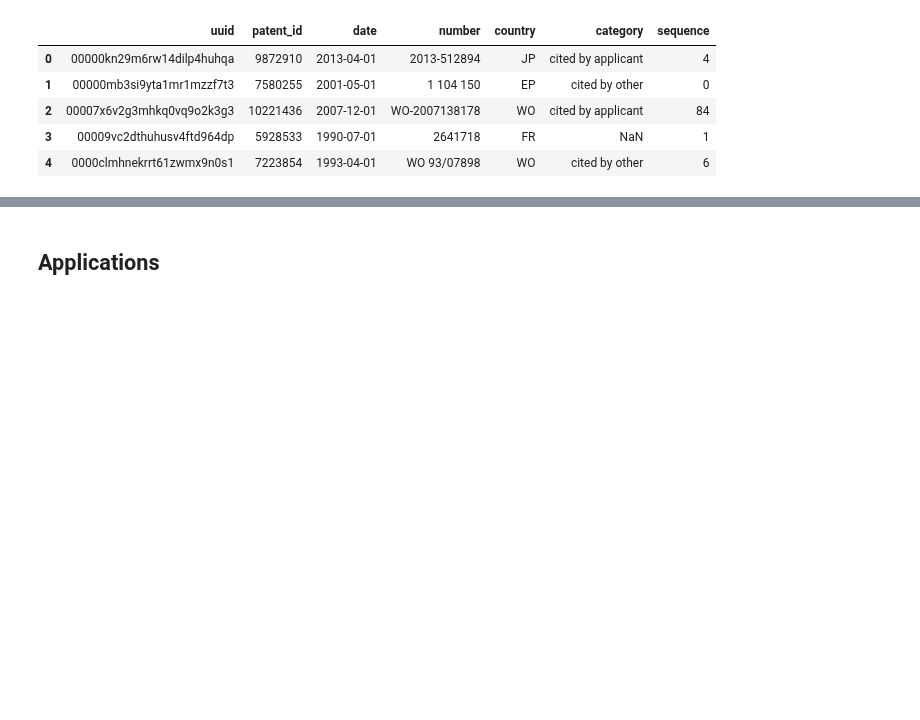
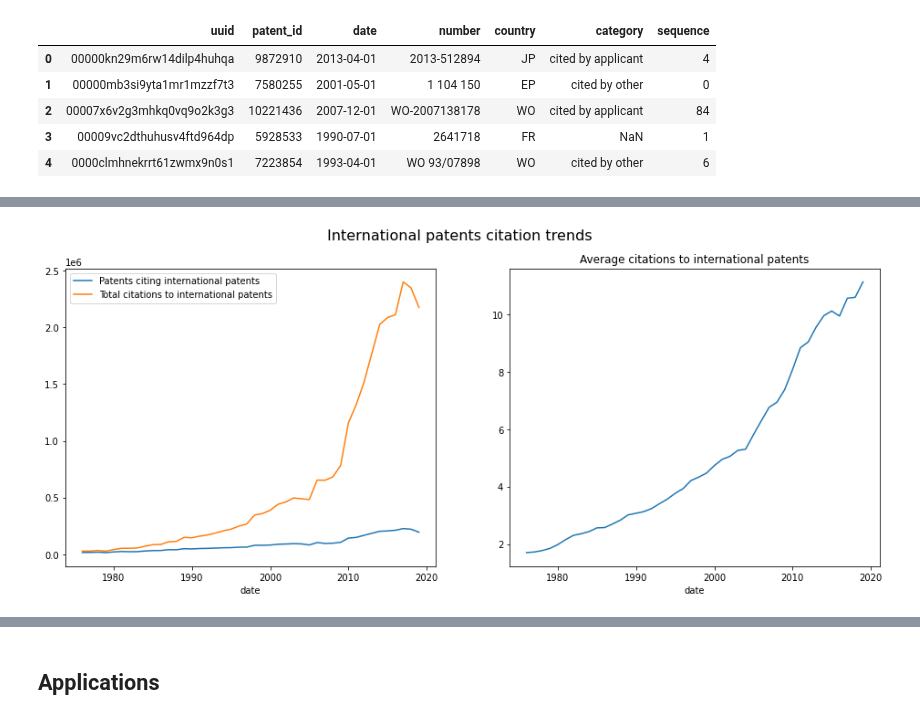
Before and after one commit to rsdias/patent_analysis, a Jupyter notebook: foreign_priority.ipynb, the cells around one changed output, grey strips where cells are left out. Drawn from its saved outputs; the diff is of its cells as text; code cells hidden in the pictures; blank space fills up the shorter version.

Commit message:
analise de citacao de  patentes internacionais

```diff
--- a/foreign_priority.ipynb
+++ b/foreign_priority.ipynb
@@ -29,8 +36,3 @@ df.head()
 | 2 | 00007x6v2g3mhkq0vq9o2k3g3 | 10221436 | 2007-12-01 | WO-2007138178 | WO | cited by applicant | 84 |
 | 3 | 00009vc2dthuhusv4ftd964dp | 5928533 | 1990-07-01 | 2641718 | FR | NaN | 1 |
 | 4 | 0000clmhnekrrt61zwmx9n0s1 | 7223854 | 1993-04-01 | WO 93/07898 | WO | cited by other | 6 |
-# %%
-dst='data/foreigncitation.parquet.gz'
-df=df[['patent_id','date', 'country', 'category']]
-df = df.rename(columns={'date': 'f_citation_date'})
-df.to_parquet(dst, compression='gzip', index=False)
@@ -36,0 +68,8 @@ df.to_parquet(dst, compression='gzip', index=False)
+# %%
+# distribution of foreign cited patents per year
+df['date'] = pd.to_datetime(df['date'].astype(str), errors='coerce')
+
+df['year']=df.date.dt.year
+df['decade']=df.date.dt.year//10*10
+df['decade'] =df['decade'].apply(lambda x: int(x) if str(x) != 'nan' else np.nan)
+decades=list(df.decade.unique())
@@ -36,0 +96,6 @@ df.to_parquet(dst, compression='gzip', index=False)
+# %%
+# distribution of foreign citations per year
+patent='data/cleanpatent.parquet.gz'
+df_pat = pd.read_parquet(patent)
+# %%
+df_pat=df_pat.join(df[['patent_id', 'uuid']].set_index('patent_id'), rsuffix='_int', how='inner')
@@ -36,0 +131,23 @@ df.to_parquet(dst, compression='gzip', index=False)
+# %%
+title="International patents citation trends"
+fig = plt.figure(figsize=(16,6))
+fig.suptitle(title, fontsize=16)
+
+label="Patents citing international patents"
+ax1 = fig.add_subplot(121)
+df_pat.reset_index().groupby(['date', 'index']).size().reset_index().groupby('date').size().plot(ax=ax1, label=label, legend=True)
+
+label='Total citations to international patents'
+df_pat.groupby('date').size().plot(ax=ax1, label=label, legend=True)
+ax1.legend()
+
+title='Average citations to international patents'
+ax2=fig.add_subplot(122)
+ax2=df_pat.reset_index().groupby(['date', 'index']).count().reset_index().groupby('date').mean().uuid.plot()
+ax2.set_title(title)
+
+filename='img/international_patents_trends.png'
+plt.savefig(filename)
+#plt.show()
+# %% [output]
+[figure, added]
```
Also changed, not shown: parts of 16 cells of this notebook, 4 other files.
